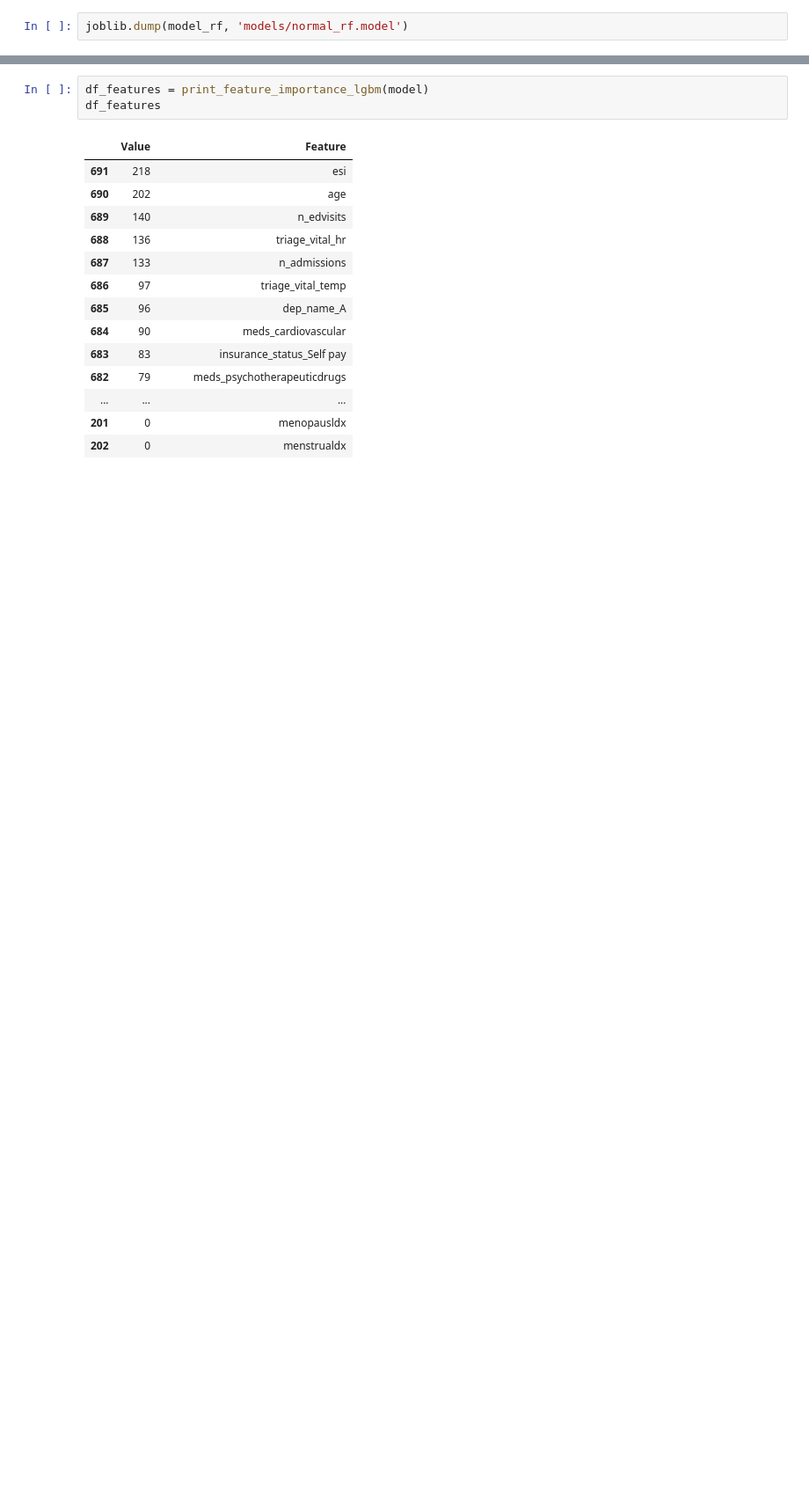
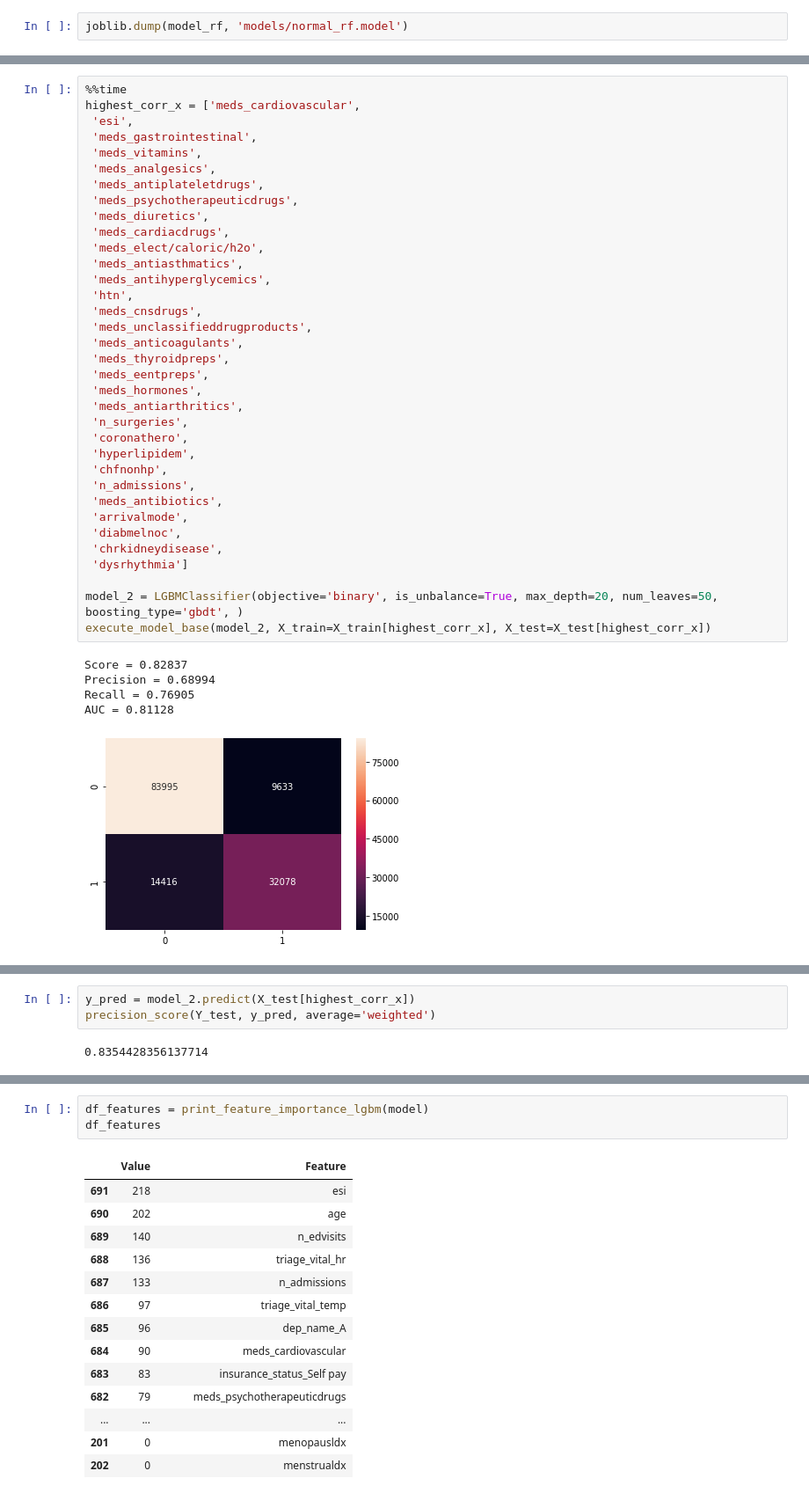
Before and after one commit to Dviejopomata/saturdays-hospital, a Jupyter notebook: Modelos.ipynb, the cells around one changed output, grey strips where cells are left out. Shown: that part at 88% size. Cells and saved outputs as stored; diff of their text form; blank space fills up the shorter version.

```diff
--- a/Modelos.ipynb
+++ b/Modelos.ipynb
@@ -140,0 +241,41 @@ Wall time: 57.3 s
+# %%
+%%time
+highest_corr_x = ['meds_cardiovascular',
+ 'esi',
+ 'meds_gastrointestinal',
+ 'meds_vitamins',
+ 'meds_analgesics',
+ 'meds_antiplateletdrugs',
+ 'meds_psychotherapeuticdrugs',
+ 'meds_diuretics',
+ 'meds_cardiacdrugs',
+ 'meds_elect/caloric/h2o',
+ 'meds_antiasthmatics',
+ 'meds_antihyperglycemics',
+ 'htn',
+ 'meds_cnsdrugs',
+ 'meds_unclassifieddrugproducts',
+ 'meds_anticoagulants',
+ 'meds_thyroidpreps',
+ 'meds_eentpreps',
+ 'meds_hormones',
+ 'meds_antiarthritics',
+ 'n_surgeries',
+ 'coronathero',
+ 'hyperlipidem',
+ 'chfnonhp',
+ 'n_admissions',
+ 'meds_antibiotics',
+ 'arrivalmode',
+ 'diabmelnoc',
+ 'chrkidneydisease',
+ 'dysrhythmia']
+
+model_2 = LGBMClassifier(objective='binary', is_unbalance=True, max_depth=20, num_leaves=50, boosting_type='gbdt', )
+execute_model_base(model_2, X_train=X_train[highest_corr_x], X_test=X_test[highest_corr_x])
+# %% [output]
+Score = 0.82837
+Precision = 0.68994
+Recall = 0.76905
+AUC = 0.81128
+[figure, added]
@@ -140,0 +284,5 @@ Wall time: 57.3 s
+# %%
+y_pred = model_2.predict(X_test[highest_corr_x])
+precision_score(Y_test, y_pred, average='weighted')
+# %% [output]
+0.8354428356137714
```
Also changed, not shown: parts of 32 cells of this notebook.
